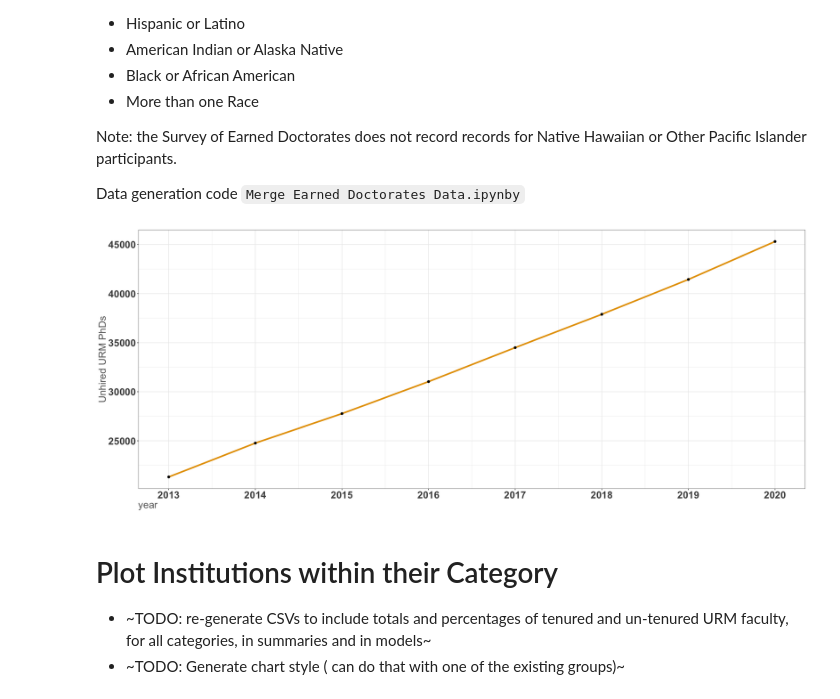
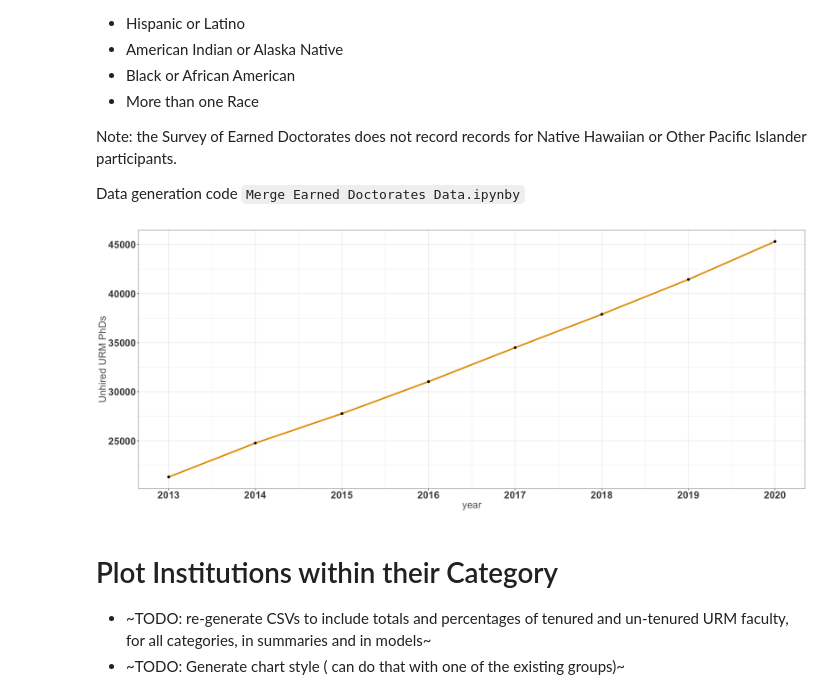
Before and after one commit to natematias/US-Faculty-Diversity-Projections, a Jupyter notebook: data/Paper Analysis and Data.R.ipynb, the cells around one changed output. Cells and saved outputs as stored; diff of their text form; code cells hidden in the pictures.

```diff
--- a/data/Paper Analysis and Data.R.ipynb
+++ b/data/Paper Analysis and Data.R.ipynb
@@ -42,7 +40,7 @@ nces.path = "2021-NCES-Faculty-Data/"
 nsed.path = "2021-NSF-Survey-Earned-Doctorates/"
 
 ## this generation date includes 2020-2021
-generation.date = "20220109"
+generation.date = "20220219"
 nsed.generation.date = "20220213"
 
 year.df   <- read.csv(paste(data.path, nces.path, generation.date, "_year_summary_table.csv", sep=""),na.strings = "")
@@ -207,18 +211,18 @@ Data generation code `Merge Earned Doctorates Data.ipynby`
 # %%
 ggplot(merged.df, aes(year, cumulative_unhired_prev_year)) +
     geom_line(size=1.5, color=cbPalette[2]) +
     geom_point(size=2) +
     scale_x_continuous(breaks=seq(2013, 2120, by=1)) +
     theme_bw() +
     theme(text         = element_text(size=20),
           plot.title   = element_text(size=32, face="bold"),
           axis.text.x  = element_text(size=20, face="bold"),
           axis.text.y  = element_text(size=20, face="bold"),
-          axis.title.x = element_text(hjust=0, color="#666666"),
+          axis.title.x = element_text(color="#666666"),
           axis.title.y = element_text(color="#666666")) +
-    ylab("Unhired URM PhDs")
+    ylab("Unhired URM PhDs") + ggsave(paste("../figures/unired_phds_estimate.svg",sep=""), width=18, height=8, device="svg")
 # %% [output]
-[figure, old version]
+[figure, new version]
 # %% [markdown]
 # Plot Institutions within their Category
 
```
Also changed, not shown: parts of 16 cells of this notebook, 8 other files.
